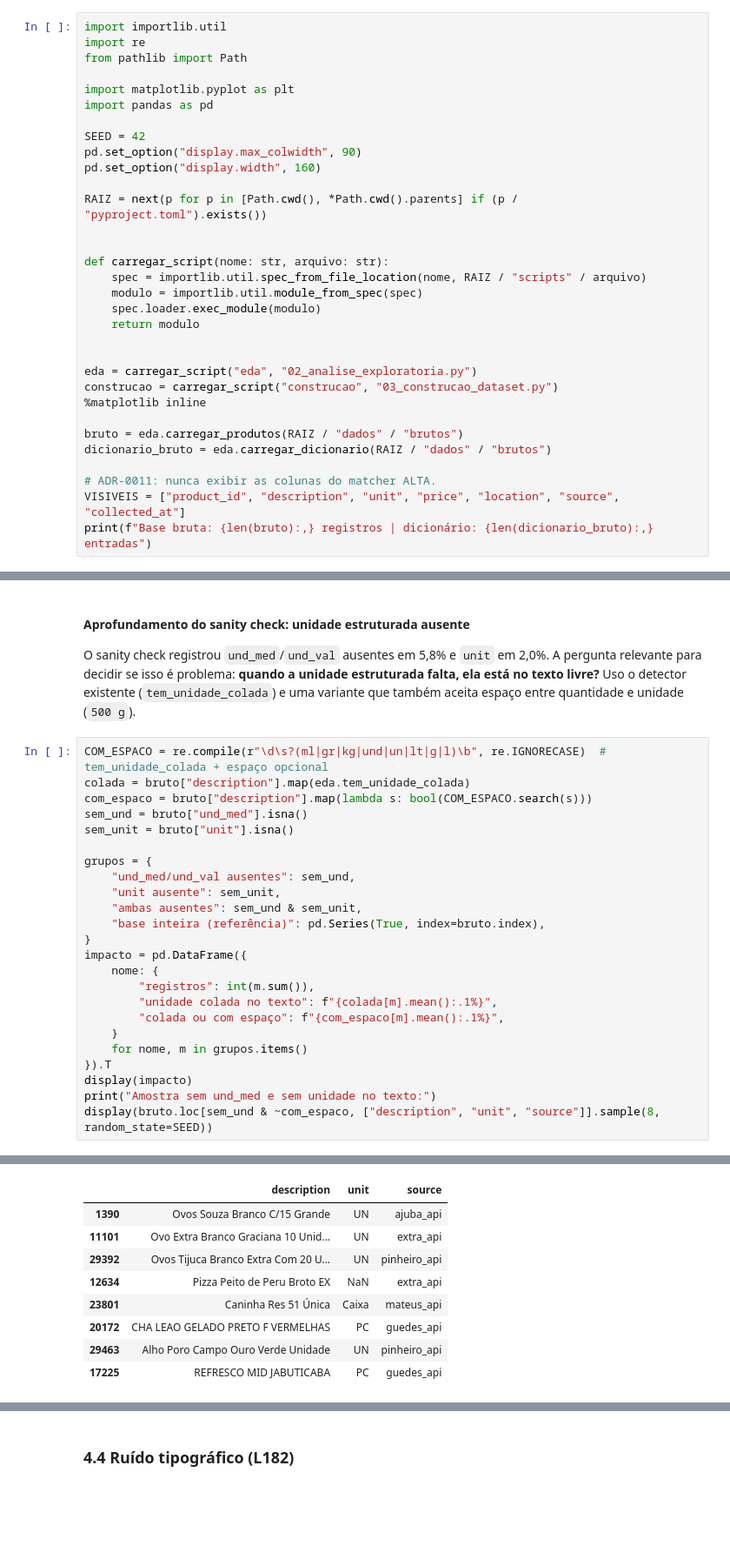
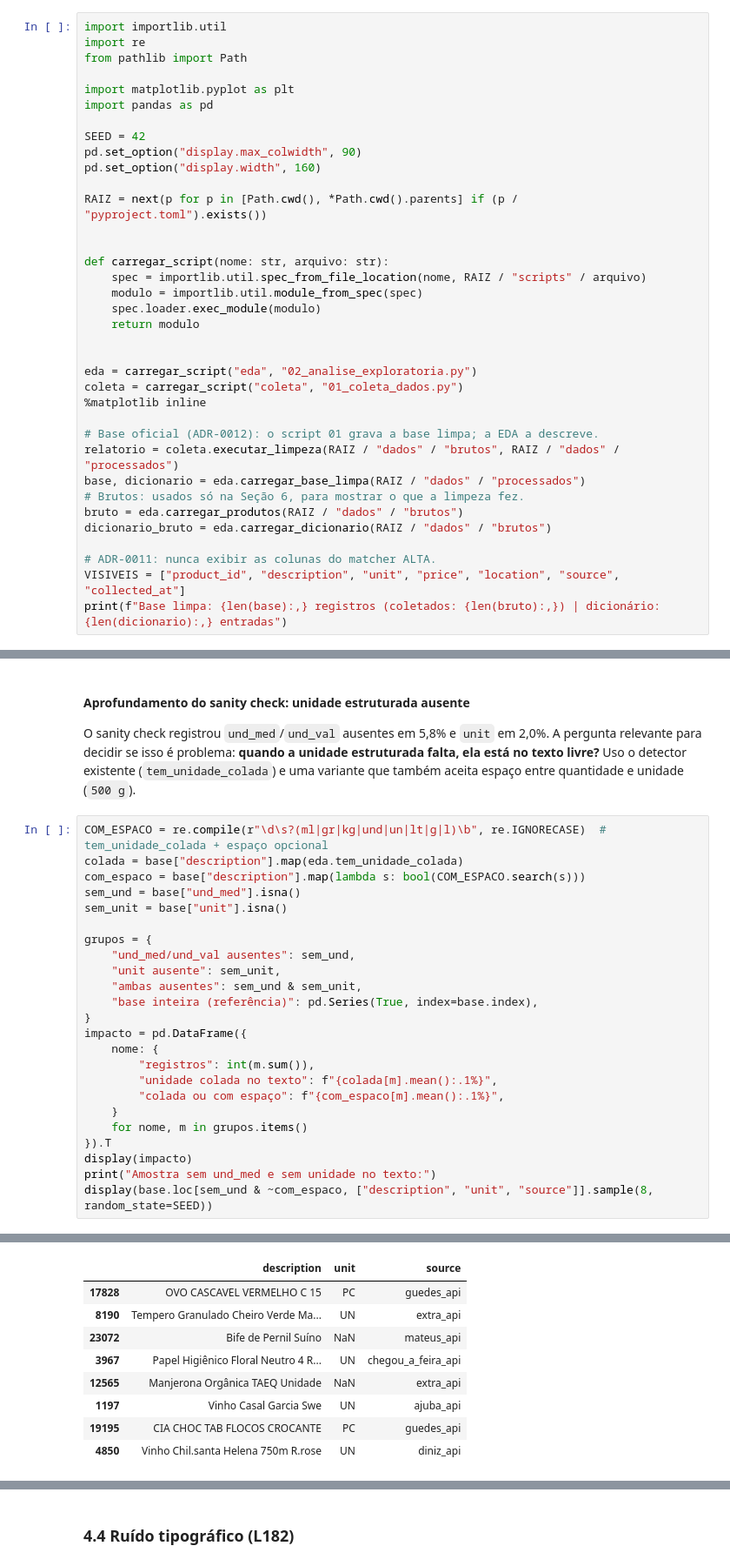
Before and after one commit to pedrohmvv/tcc, a Jupyter notebook: notebooks/02_eda.ipynb, the cells around one changed output, grey strips where cells are left out. Shown at 87% size. Drawn from its saved outputs; the diff is of its cells as text; blank space fills up the shorter version.

```diff
--- a/notebooks/02_eda.ipynb
+++ b/notebooks/02_eda.ipynb
@@ -31,13 +33,17 @@ def carregar_script(nome: str, arquivo: str):
 
 
 eda = carregar_script("eda", "02_analise_exploratoria.py")
-construcao = carregar_script("construcao", "03_construcao_dataset.py")
+coleta = carregar_script("coleta", "01_coleta_dados.py")
 %matplotlib inline
 
+# Base oficial (ADR-0012): o script 01 grava a base limpa; a EDA a descreve.
+relatorio = coleta.executar_limpeza(RAIZ / "dados" / "brutos", RAIZ / "dados" / "processados")
+base, dicionario = eda.carregar_base_limpa(RAIZ / "dados" / "processados")
+# Brutos: usados só na Seção 6, para mostrar o que a limpeza fez.
 bruto = eda.carregar_produtos(RAIZ / "dados" / "brutos")
 dicionario_bruto = eda.carregar_dicionario(RAIZ / "dados" / "brutos")
 
 # ADR-0011: nunca exibir as colunas do matcher ALTA.
 VISIVEIS = ["product_id", "description", "unit", "price", "location", "source", "collected_at"]
-print(f"Base bruta: {len(bruto):,} registros | dicionário: {len(dicionario_bruto):,} entradas")
+print(f"Base limpa: {len(base):,} registros (coletados: {len(bruto):,}) | dicionário: {len(dicionario):,} entradas")
 # %% [output]
@@ -210,16 +215,16 @@ display(exemplos_do_tipo("unidade"))
 O sanity check registrou `und_med`/`und_val` ausentes em 5,8% e `unit` em 2,0%. A pergunta relevante para decidir se isso é problema: **quando a unidade estruturada falta, ela está no texto livre?** Uso o detector existente (`tem_unidade_colada`) e uma variante que também aceita espaço entre quantidade e unidade (`500 g`).
 # %%
 COM_ESPACO = re.compile(r"\d\s?(ml|gr|kg|und|un|lt|g|l)\b", re.IGNORECASE)  # tem_unidade_colada + espaço opcional
-colada = bruto["description"].map(eda.tem_unidade_colada)
-com_espaco = bruto["description"].map(lambda s: bool(COM_ESPACO.search(s)))
-sem_und = bruto["und_med"].isna()
-sem_unit = bruto["unit"].isna()
+colada = base["description"].map(eda.tem_unidade_colada)
+com_espaco = base["description"].map(lambda s: bool(COM_ESPACO.search(s)))
+sem_und = base["und_med"].isna()
+sem_unit = base["unit"].isna()
 
 grupos = {
     "und_med/und_val ausentes": sem_und,
     "unit ausente": sem_unit,
     "ambas ausentes": sem_und & sem_unit,
-    "base inteira (referência)": pd.Series(True, index=bruto.index),
+    "base inteira (referência)": pd.Series(True, index=base.index),
 }
 impacto = pd.DataFrame({
     nome: {
@@ -231,6 +236,6 @@ impacto = pd.DataFrame({
 }).T
 display(impacto)
 print("Amostra sem und_med e sem unidade no texto:")
-display(bruto.loc[sem_und & ~com_espaco, ["description", "unit", "source"]].sample(8, random_state=SEED))
+display(base.loc[sem_und & ~com_espaco, ["description", "unit", "source"]].sample(8, random_state=SEED))
 # %% [output]
 |  | registros | unidade colada no texto | colada ou com espaço |
@@ -241,11 +246,11 @@ display(bruto.loc[sem_und & ~com_espaco, ["description", "unit", "source"]].samp
 Amostra sem und_med e sem unidade no texto:
 |  | description | unit | source |
-| 1390 | Ovos Souza Branco C/15 Grande | UN | ajuba_api |
-| 11101 | Ovo Extra Branco Graciana 10 Unid... | UN | extra_api |
-| 29392 | Ovos Tijuca Branco Extra Com 20 U... | UN | pinheiro_api |
-| 12634 | Pizza Peito de Peru Broto EX | NaN | extra_api |
-| 23801 | Caninha Res 51 Única | Caixa | mateus_api |
-| 20172 | CHA LEAO GELADO PRETO F VERMELHAS | PC | guedes_api |
-| 29463 | Alho Poro Campo Ouro Verde Unidade | UN | pinheiro_api |
-| 17225 | REFRESCO MID JABUTICABA | PC | guedes_api |
+| 17828 | OVO CASCAVEL VERMELHO C 15 | PC | guedes_api |
+| 8190 | Tempero Granulado Cheiro Verde Ma... | UN | extra_api |
+| 23072 | Bife de Pernil Suíno | NaN | mateus_api |
+| 3967 | Papel Higiênico Floral Neutro 4 R... | UN | chegou_a_feira_api |
+| 12565 | Manjerona Orgânica TAEQ Unidade | NaN | extra_api |
+| 1197 | Vinho Casal Garcia Swe | UN | ajuba_api |
+| 19195 | CIA CHOC TAB FLOCOS CROCANTE | PC | guedes_api |
+| 4850 | Vinho Chil.santa Helena 750m R.rose | UN | diniz_api |
 # %% [markdown]
```
Also changed, not shown: parts of 26 cells of this notebook, 24 other files.
